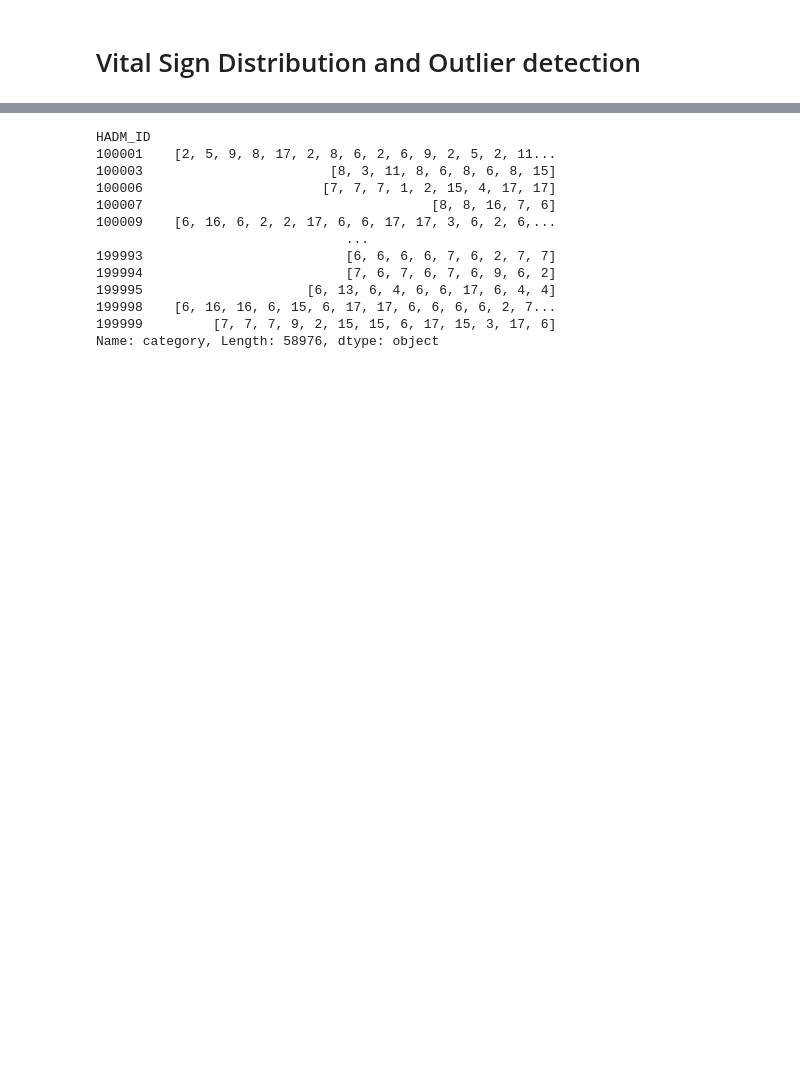
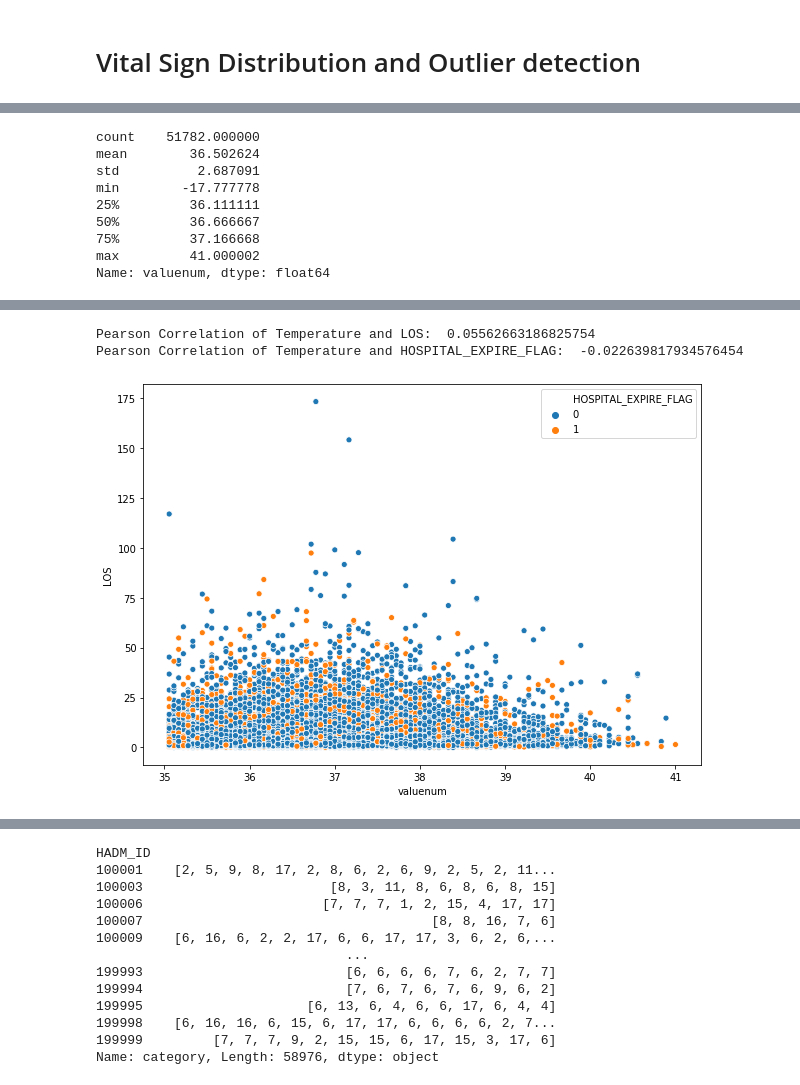
Before and after one commit to RachaelDing/733MIMIC_analysis, a Jupyter notebook: vital_signal_corr.ipynb, the cells around one changed output, grey strips where cells are left out. Saved outputs shown, nothing was run; the diff lists cells and outputs as text; code cells hidden in the pictures; blank space fills up the shorter version.

```diff
--- a/vital_signal_corr.ipynb
+++ b/vital_signal_corr.ipynb
@@ -413,0 +127,29 @@ for i in range(2, len(features)-1):
+# %%
+# temperature
+
+adm_temp = adm_icu.merge(temperature, on=['HADM_ID', 'SUBJECT_ID'])
+adm_temp['valuenum'] = 5/9 * (adm_temp['valuenum']-32)
+print(adm_temp['valuenum'].describe())
+adm_temp = adm_temp[adm_temp['valuenum']>35]
+plot(adm_temp[['valuenum']])
+f, a = plt.subplots(figsize=(10, 7))
+a = sns.scatterplot(x='valuenum', y='LOS', data=adm_temp, hue='HOSPITAL_EXPIRE_FLAG')
+
+corr_l = adm_temp['valuenum'].corr(adm_temp['LOS'], method='pearson')
+corr_m = adm_temp['valuenum'].corr(adm_temp['HOSPITAL_EXPIRE_FLAG'], method='pearson')
+LOS_corr.append(corr_l)
+M_corr.append(corr_m)
+name.append('temperature')
+print("Pearson Correlation of Temperature and LOS: ", corr_l)
+print("Pearson Correlation of Temperature and HOSPITAL_EXPIRE_FLAG: ", corr_m)
+# adm_temp = adm_temp[['SUBJECT_ID', 'HADM_ID', 'valuenum']].rename(columns={'valuenum':'temperature'})
+# %% [output]
+count    51782.000000
+mean        36.502624
+std          2.687091
+min        -17.777778
+25%         36.111111
+50%         36.666667
+75%         37.166668
+max         41.000002
+Name: valuenum, dtype: float64
@@ -413,0 +158,3 @@ for i in range(2, len(features)-1):
+Pearson Correlation of Temperature and LOS:  0.05562663186825754
+Pearson Correlation of Temperature and HOSPITAL_EXPIRE_FLAG:  -0.022639817934576454
+[figure, added]
```
Also changed, not shown: parts of 52 cells of this notebook.
